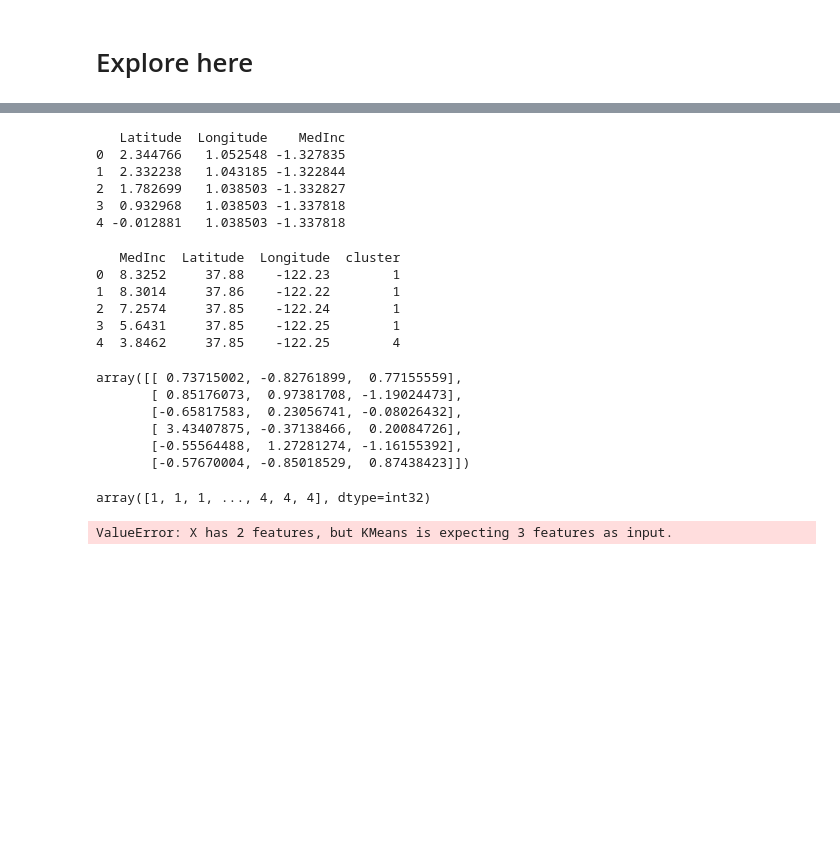
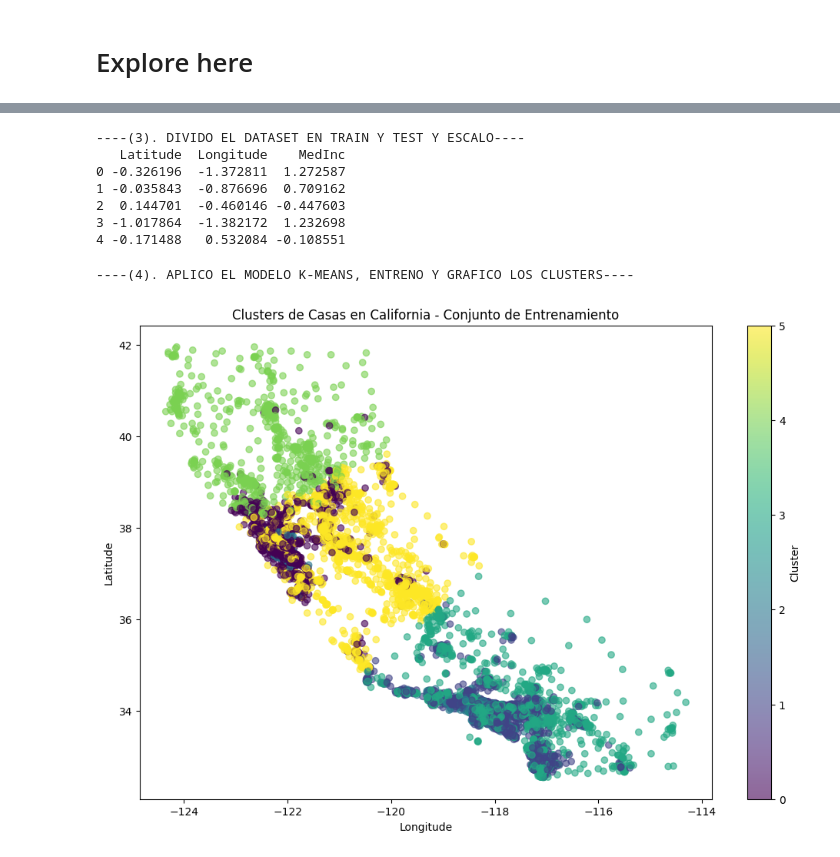
Before and after one commit to 4GeeksAcademy/Proyecto-K-Medias-Jorge3127, a Jupyter notebook: src/explore.ipynb, the cells around one changed output, grey strips where cells are left out. Drawn from its saved outputs; the diff is of its cells as text; code cells hidden in the pictures; blank space fills up the shorter version.

```diff
--- a/src/explore.ipynb
+++ b/src/explore.ipynb
@@ -38,30 +49,22 @@ df.head(2)
 | 0 | 8.3252 | 37.88 | -122.23 |
 | 1 | 8.3014 | 37.86 | -122.22 |
 # %%
+print("----(3). DIVIDO EL DATASET EN TRAIN Y TEST Y ESCALO----")
+# Dividir el conjunto de datos en entrenamiento y prueba
+X_train, X_test = train_test_split(df, test_size=0.2, random_state=42)
+
 # Escalar los datos
 scaler = StandardScaler()
-df_scaled = scaler.fit_transform(df)
+X_train_scaled = scaler.fit_transform(X_train)
+X_test_scaled = scaler.transform(X_test)
 
-# Imprimir las primeras filas de los datos escalados
-print(pd.DataFrame(df_scaled, columns=['Latitude', 'Longitude', 'MedInc']).head())
+# Imprimir las primeras filas del conjunto de entrenamiento escalado
+print(pd.DataFrame(X_train_scaled, columns=['Latitude', 'Longitude', 'MedInc']).head())
 # %% [output]
+----(3). DIVIDO EL DATASET EN TRAIN Y TEST Y ESCALO----
    Latitude  Longitude    MedInc
-0  2.344766   1.052548 -1.327835
-1  2.332238   1.043185 -1.322844
-2  1.782699   1.038503 -1.332827
-3  0.932968   1.038503 -1.337818
-4 -0.012881   1.038503 -1.337818
+0 -0.326196  -1.372811  1.272587
+1 -0.035843  -0.876696  0.709162
+2  0.144701  -0.460146 -0.447603
+3 -1.017864  -1.382172  1.232698
+4 -0.171488   0.532084 -0.108551
-# %%
-# Aplicar el modelo K-Means
-kmeans = KMeans(n_clusters=6, random_state=42)
-df['cluster'] = kmeans.fit_predict(df_scaled)
-
-# Imprimir las primeras filas del dataframe con el cluster asignado
-print(df.head())
-# %% [output]
-   MedInc  Latitude  Longitude  cluster
-0  8.3252     37.88    -122.23        1
-1  8.3014     37.86    -122.22        1
-2  7.2574     37.85    -122.24        1
-3  5.6431     37.85    -122.25        1
-4  3.8462     37.85    -122.25        4
@@ -72,21 +71,20 @@ labels = kmeans.labels_
-# %%
-centroids
-# %% [output]
-array([[ 0.73715002, -0.82761899,  0.77155559],
-       [ 0.85176073,  0.97381708, -1.19024473],
-       [-0.65817583,  0.23056741, -0.08026432],
-       [ 3.43407875, -0.37138466,  0.20084726],
-       [-0.55564488,  1.27281274, -1.16155392],
-       [-0.57670004, -0.85018529,  0.87438423]])
-# %%
-labels
-# %% [output]
-array([1, 1, 1, ..., 4, 4, 4], dtype=int32)
-# %%
-# Realizar predicciones con datos nuevos
-new_data = np.array([[2, 3], [-5, -5], [-1, 8]])
-predictions = kmeans.predict(new_data)
-
-predictions
-# %% [output]
-ValueError: X has 2 features, but KMeans is expecting 3 features as input.
+# %%
+print("----(4). APLICO EL MODELO K-MEANS, ENTRENO Y GRAFICO LOS CLUSTERS----")
+
+kmeans = KMeans(n_clusters=6, random_state=42)
+X_train_clusters = kmeans.fit_predict(X_train_scaled)
+
+# Añadir el cluster al conjunto de datos de entrenamiento
+X_train['cluster'] = X_train_clusters
+
+# Graficar los clusters
+plt.figure(figsize=(12, 8))
+plt.scatter(X_train['Longitude'], X_train['Latitude'], c=X_train['cluster'], cmap='viridis', alpha=0.6)
+plt.colorbar(label='Cluster')
+plt.xlabel('Longitude')
+plt.ylabel('Latitude')
+plt.title('Clusters de Casas en California - Conjunto de Entrenamiento')
+plt.show()
+# %% [output]
+----(4). APLICO EL MODELO K-MEANS, ENTRENO Y GRAFICO LOS CLUSTERS----
+[figure, added]
```
Also changed, not shown: parts of 7 cells of this notebook, 2 other files.
